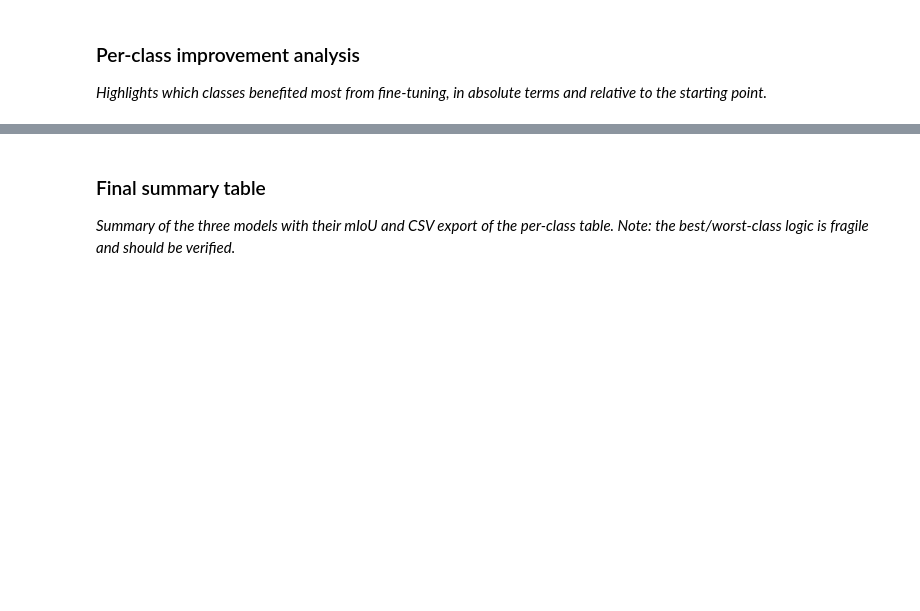
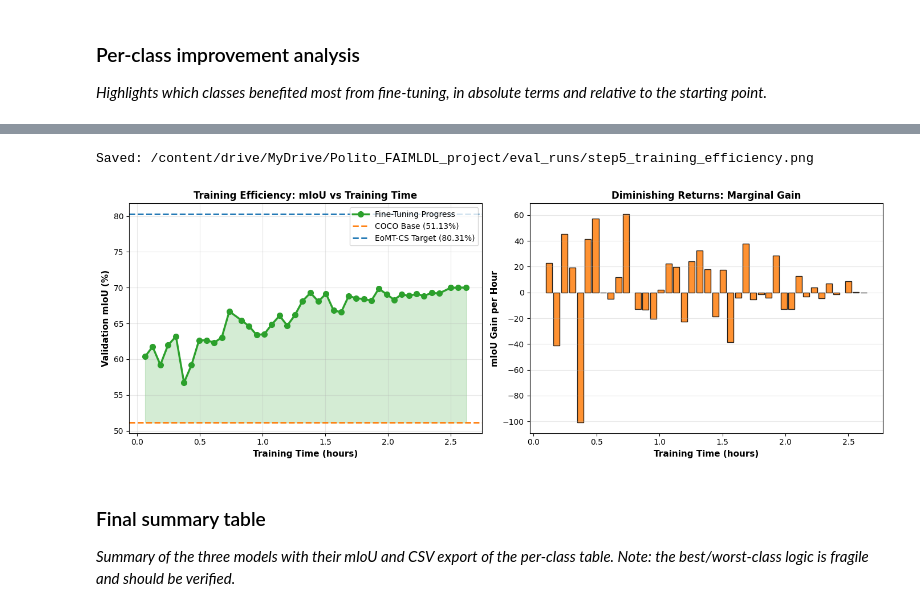
Before and after one commit to marinomic/MaskArchitectureAnomaly_CourseProject, a Jupyter notebook: notebooks/Step_5_Finetune_EoMT_COCO.ipynb, the cells around one changed output, grey strips where cells are left out. Cells and saved outputs as stored; diff of their text form; code cells hidden in the pictures; blank space fills up the shorter version.

```diff
--- a/notebooks/Step_5_Finetune_EoMT_COCO.ipynb
+++ b/notebooks/Step_5_Finetune_EoMT_COCO.ipynb
@@ -1415,3 +1377,61 @@ plt.show()
+# %%
+import matplotlib.pyplot as plt
+import json
+import os
+
+results_dir = "/content/drive/MyDrive/Polito_FAIMLDL_project/eval_runs"
+hist_path = os.path.join(results_dir, "step5_training_history.json")
+
+COCO_BASE = 51.13
+CS_TARGET = 80.31
+
+with open(hist_path) as f:
+    history = json.load(f)
+
+hours, miou = [], []
+for r in history:
+    rt, m = r.get("_runtime"), r.get("val/mIoU")
+    if rt is not None and m is not None:
+        hours.append(float(rt) / 3600.0)
+        miou.append(float(m) * 100 if float(m) <= 1.5 else float(m))
+
+fig, axes = plt.subplots(1, 2, figsize=(14, 5))
+
+ax = axes[0]
+if hours:
+    ax.plot(hours, miou, marker="o", linewidth=2.5, markersize=7,
+            color="#2ca02c", label="Fine-Tuning Progress")
+    ax.fill_between(hours, COCO_BASE, miou, alpha=0.2, color="#2ca02c")
+ax.axhline(y=COCO_BASE, color="#ff7f0e", linestyle="--", linewidth=2, label=f"COCO Base ({COCO_BASE}%)")
+ax.axhline(y=CS_TARGET, color="#1f77b4", linestyle="--", linewidth=2, label=f"EoMT-CS Target ({CS_TARGET}%)")
+ax.set_xlabel("Training Time (hours)", fontsize=11, fontweight="bold")
+ax.set_ylabel("Validation mIoU (%)", fontsize=11, fontweight="bold")
+ax.set_title("Training Efficiency: mIoU vs Training Time", fontsize=12, fontweight="bold")
+ax.grid(True, alpha=0.3); ax.legend(fontsize=10)
+
+ax = axes[1]
+if len(hours) > 1:
+    gains, mids = [], []
+    for k in range(1, len(hours)):
+        dt = hours[k] - hours[k - 1]
+        if dt > 0:
+            gains.append((miou[k] - miou[k - 1]) / dt)
+            mids.append(hours[k])
+    ax.bar(mids, gains, width=max(0.05, (max(hours) / max(len(mids), 1)) * 0.6),
+           color="#ff7f0e", alpha=0.85, edgecolor="black")
+ax.set_xlabel("Training Time (hours)", fontsize=11, fontweight="bold")
+ax.set_ylabel("mIoU Gain per Hour", fontsize=11, fontweight="bold")
+ax.set_title("Diminishing Returns: Marginal Gain", fontsize=12, fontweight="bold")
+ax.grid(True, alpha=0.3, axis="y")
+
+fig.tight_layout()
+png_path = os.path.join(results_dir, "step5_training_efficiency.png")
+fig.savefig(png_path, dpi=150, bbox_inches="tight")
+print(f"Saved: {png_path}")
+plt.show()
+# %% [output]
+Saved: /content/drive/MyDrive/Polito_FAIMLDL_project/eval_runs/step5_training_efficiency.png
+[figure, added]
 # %% [markdown]
 ### Final summary table
 
```
Also changed, not shown: parts of 32 cells of this notebook.
